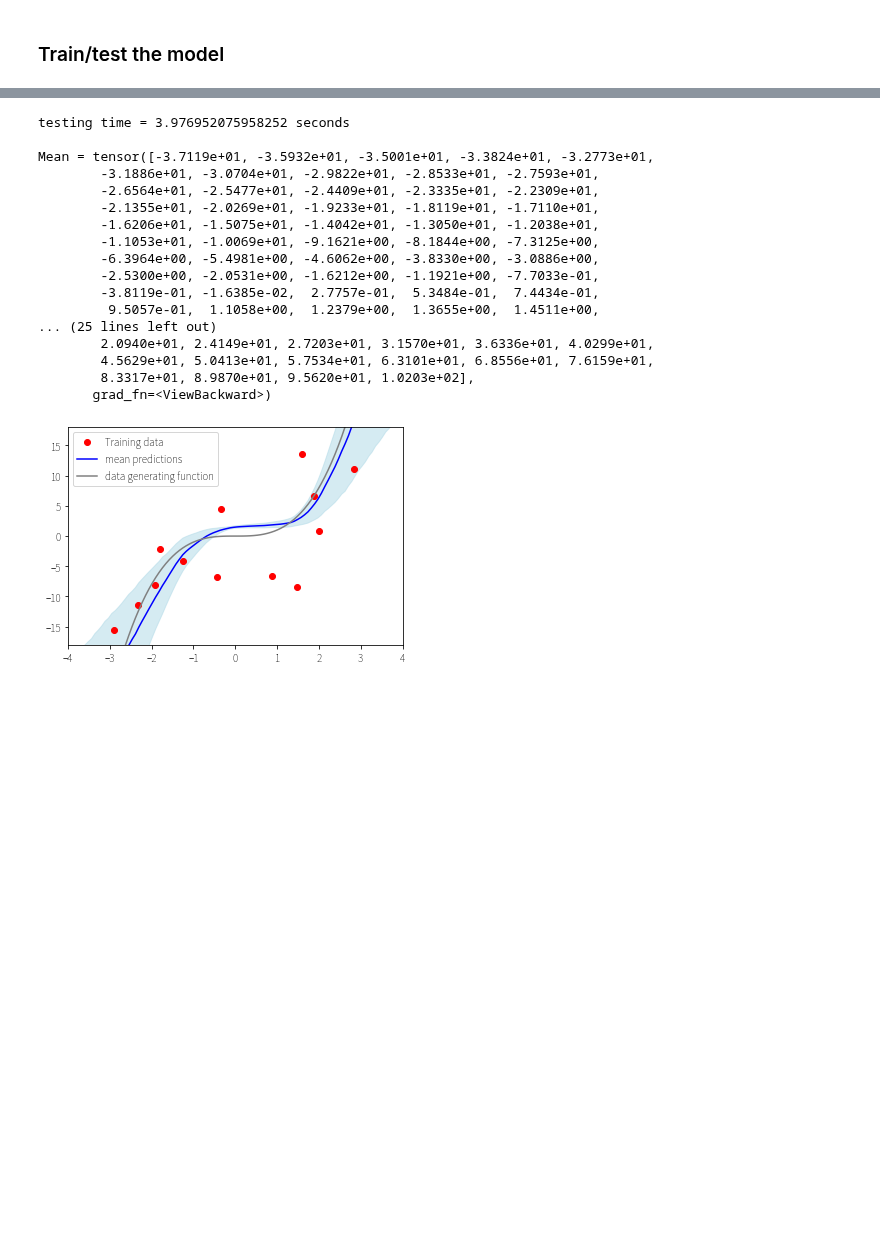
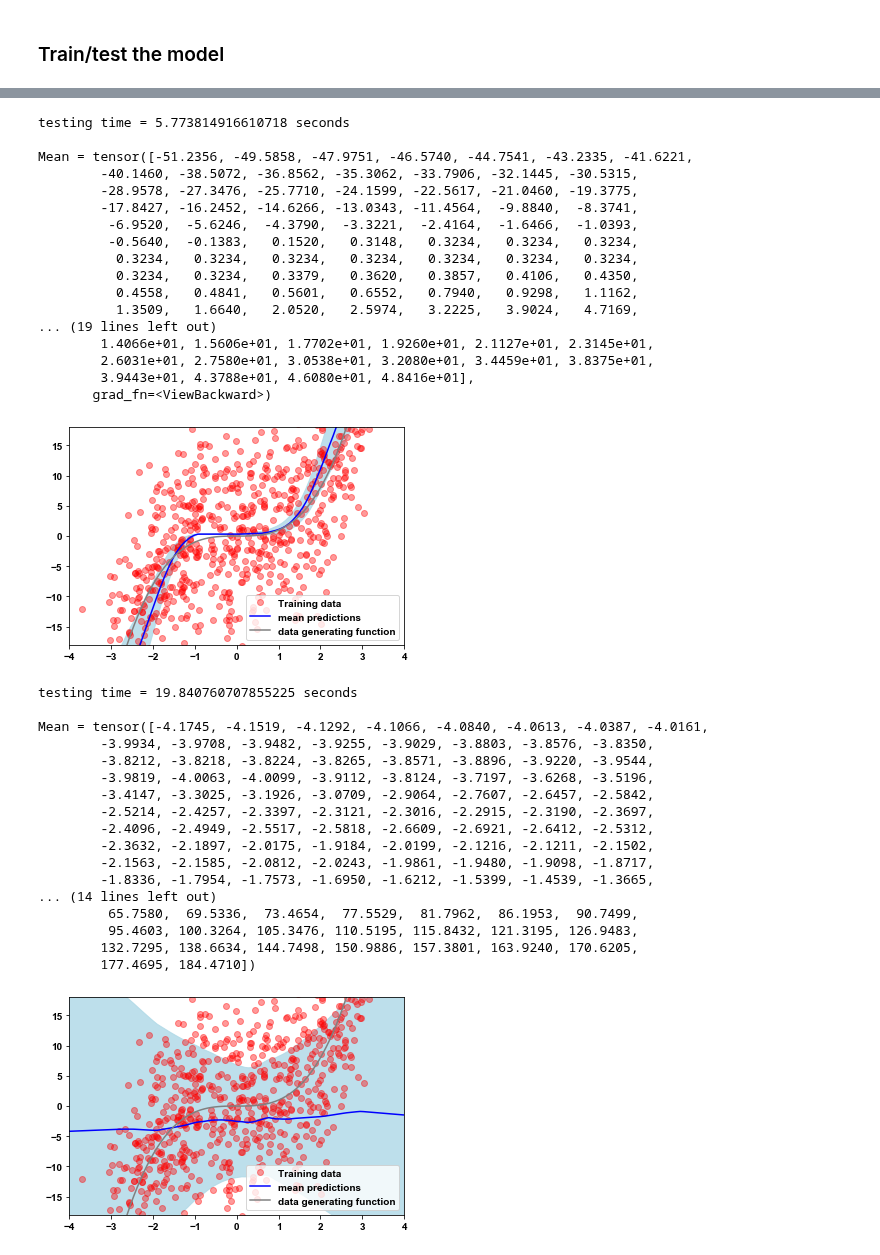
Before and after one commit to ronaldseoh/bayesian-dl-experiments, a Jupyter notebook: experiment_comparison_toy.ipynb, the cells around one changed output, grey strips where cells are left out. Cells and saved outputs as stored; diff of their text form; code cells hidden in the pictures; blank space fills up the shorter version.

Commit message:
test_results/comparison_toy: test with 1000 samples

```diff
--- a/experiment_comparison_toy.ipynb
+++ b/experiment_comparison_toy.ipynb
@@ -69,7 +69,7 @@ the Probabilstic Backpropagation paper (Hernandez-Lobato & Adams, 2015)
 dataset_toy_random_seed = 691
 
 # Toy dataset size
-dataset_toy_size = 20
+dataset_toy_size = 1000
 
 # Toy dataset x distribution (uniform) parameters
 dataset_toy_x_low = -4
@@ -146,12 +146,12 @@ uncertainty_methods['mc_dropout'] = models.FCNetMCDropout(
 )
 
 # Vanilla Variational Inference
-#uncertainty_methods['variational_inference'] = models.FCNetPyro(
-#    input_dim=dataset.n_features,
-#   output_dim=dataset.n_targets,
-#    hidden_dim=100,
-#    n_hidden=0,
-#)
+uncertainty_methods['variational_inference'] = models.FCNetPyro(
+    input_dim=dataset.n_features,
+   output_dim=dataset.n_targets,
+    hidden_dim=100,
+    n_hidden=0,
+)
 
 # HMC (NUTS)
 #uncertainty_methods['hmc'] = models.FCNetPyro(
@@ -206,7 +206,7 @@ for key, network in uncertainty_methods.items():
             svi = SVI(network.model, network.guide, optimizer, loss=Trace_ELBO(), num_samples=1000)
         elif key == 'hmc':
             nuts_kernel = NUTS(network.model)
-            mcmc = MCMC(nuts_kernel, num_samples=30000, warmup_steps=None)
+            mcmc = MCMC(nuts_kernel, num_samples=2000, warmup_steps=1000)
 
         pyro.clear_param_store()
 
@@ -324,48 +341,66 @@ for key, network in uncertainty_methods.items():
         for key, value in metrics.items():
             print(str(key) + " = " + str(value))
         print()
 
     # Plot the uncertainty measured by each methods
     plt.figure()
 
     # Fix the scales of x-axis and y-axis
     plt.xlim(dataset_toy_x_low, dataset_toy_x_high)
     plt.ylim(dataset_toy_y_mean-2*dataset_toy_y_std, dataset_toy_y_mean+2*dataset_toy_y_std)
 
     # Distributions around the predictions
     plt.fill_between(X_test.flatten(), (mean.detach().numpy() - 2*torch.sqrt(var).detach().numpy()).flatten(), (mean.detach().numpy() + 2*torch.sqrt(var).detach().numpy()).flatten(),
-                     color='lightblue', alpha=0.5)
+                     color='lightblue', alpha=0.8)
 
     # Train data
-    plt.plot(dataset.data_x, dataset.data_y, 'or', label='Training data')
+    plt.plot(dataset.data_x, dataset.data_y, 'or', label='Training data', alpha=0.4)
 
     # MC prediction
     plt.plot(X_test, mean.detach().numpy(), 'blue', label='mean predictions')
 
     # Original data generating function without noise
     plt.plot(X_test, X_test ** 3, 'gray', label='data generating function')
 
     plt.legend()
 
     plt.savefig(os.path.join(test_results_path, str(key) + '.png'))
 
     plt.show()
 # %% [output]
-testing time = 3.976952075958252 seconds
+testing time = 5.773814916610718 seconds
 
-Mean = tensor([-3.7119e+01, -3.5932e+01, -3.5001e+01, -3.3824e+01, -3.2773e+01,
-        -3.1886e+01, -3.0704e+01, -2.9822e+01, -2.8533e+01, -2.7593e+01,
-        -2.6564e+01, -2.5477e+01, -2.4409e+01, -2.3335e+01, -2.2309e+01,
-        -2.1355e+01, -2.0269e+01, -1.9233e+01, -1.8119e+01, -1.7110e+01,
-        -1.6206e+01, -1.5075e+01, -1.4042e+01, -1.3050e+01, -1.2038e+01,
-        -1.1053e+01, -1.0069e+01, -9.1621e+00, -8.1844e+00, -7.3125e+00,
-        -6.3964e+00, -5.4981e+00, -4.6062e+00, -3.8330e+00, -3.0886e+00,
-        -2.5300e+00, -2.0531e+00, -1.6212e+00, -1.1921e+00, -7.7033e-01,
-        -3.8119e-01, -1.6385e-02,  2.7757e-01,  5.3484e-01,  7.4434e-01,
-         9.5057e-01,  1.1058e+00,  1.2379e+00,  1.3655e+00,  1.4511e+00,
-... (25 lines left out)
-        2.0940e+01, 2.4149e+01, 2.7203e+01, 3.1570e+01, 3.6336e+01, 4.0299e+01,
-        4.5629e+01, 5.0413e+01, 5.7534e+01, 6.3101e+01, 6.8556e+01, 7.6159e+01,
-        8.3317e+01, 8.9870e+01, 9.5620e+01, 1.0203e+02],
+Mean = tensor([-51.2356, -49.5858, -47.9751, -46.5740, -44.7541, -43.2335, -41.6221,
+        -40.1460, -38.5072, -36.8562, -35.3062, -33.7906, -32.1445, -30.5315,
+        -28.9578, -27.3476, -25.7710, -24.1599, -22.5617, -21.0460, -19.3775,
+        -17.8427, -16.2452, -14.6266, -13.0343, -11.4564,  -9.8840,  -8.3741,
+         -6.9520,  -5.6246,  -4.3790,  -3.3221,  -2.4164,  -1.6466,  -1.0393,
+         -0.5640,  -0.1383,   0.1520,   0.3148,   0.3234,   0.3234,   0.3234,
+          0.3234,   0.3234,   0.3234,   0.3234,   0.3234,   0.3234,   0.3234,
+          0.3234,   0.3234,   0.3379,   0.3620,   0.3857,   0.4106,   0.4350,
+          0.4558,   0.4841,   0.5601,   0.6552,   0.7940,   0.9298,   1.1162,
+          1.3509,   1.6640,   2.0520,   2.5974,   3.2225,   3.9024,   4.7169,
+... (19 lines left out)
+        1.4066e+01, 1.5606e+01, 1.7702e+01, 1.9260e+01, 2.1127e+01, 2.3145e+01,
+        2.6031e+01, 2.7580e+01, 3.0538e+01, 3.2080e+01, 3.4459e+01, 3.8375e+01,
+        3.9443e+01, 4.3788e+01, 4.6080e+01, 4.8416e+01],
        grad_fn=<ViewBackward>)
-[figure, old version]
+[figure, new version]
+testing time = 19.840760707855225 seconds
+
+Mean = tensor([-4.1745, -4.1519, -4.1292, -4.1066, -4.0840, -4.0613, -4.0387, -4.0161,
+        -3.9934, -3.9708, -3.9482, -3.9255, -3.9029, -3.8803, -3.8576, -3.8350,
+        -3.8212, -3.8218, -3.8224, -3.8265, -3.8571, -3.8896, -3.9220, -3.9544,
+        -3.9819, -4.0063, -4.0099, -3.9112, -3.8124, -3.7197, -3.6268, -3.5196,
+        -3.4147, -3.3025, -3.1926, -3.0709, -2.9064, -2.7607, -2.6457, -2.5842,
+        -2.5214, -2.4257, -2.3397, -2.3121, -2.3016, -2.2915, -2.3190, -2.3697,
+        -2.4096, -2.4949, -2.5517, -2.5818, -2.6609, -2.6921, -2.6412, -2.5312,
+        -2.3632, -2.1897, -2.0175, -1.9184, -2.0199, -2.1216, -2.1211, -2.1502,
+        -2.1563, -2.1585, -2.0812, -2.0243, -1.9861, -1.9480, -1.9098, -1.8717,
+        -1.8336, -1.7954, -1.7573, -1.6950, -1.6212, -1.5399, -1.4539, -1.3665,
+... (14 lines left out)
+         65.7580,  69.5336,  73.4654,  77.5529,  81.7962,  86.1953,  90.7499,
+         95.4603, 100.3264, 105.3476, 110.5195, 115.8432, 121.3195, 126.9483,
+        132.7295, 138.6634, 144.7498, 150.9886, 157.3801, 163.9240, 170.6205,
+        177.4695, 184.4710])
+[figure, added]
```
Also changed, not shown: parts of 2 cells of this notebook, 2 other files.
